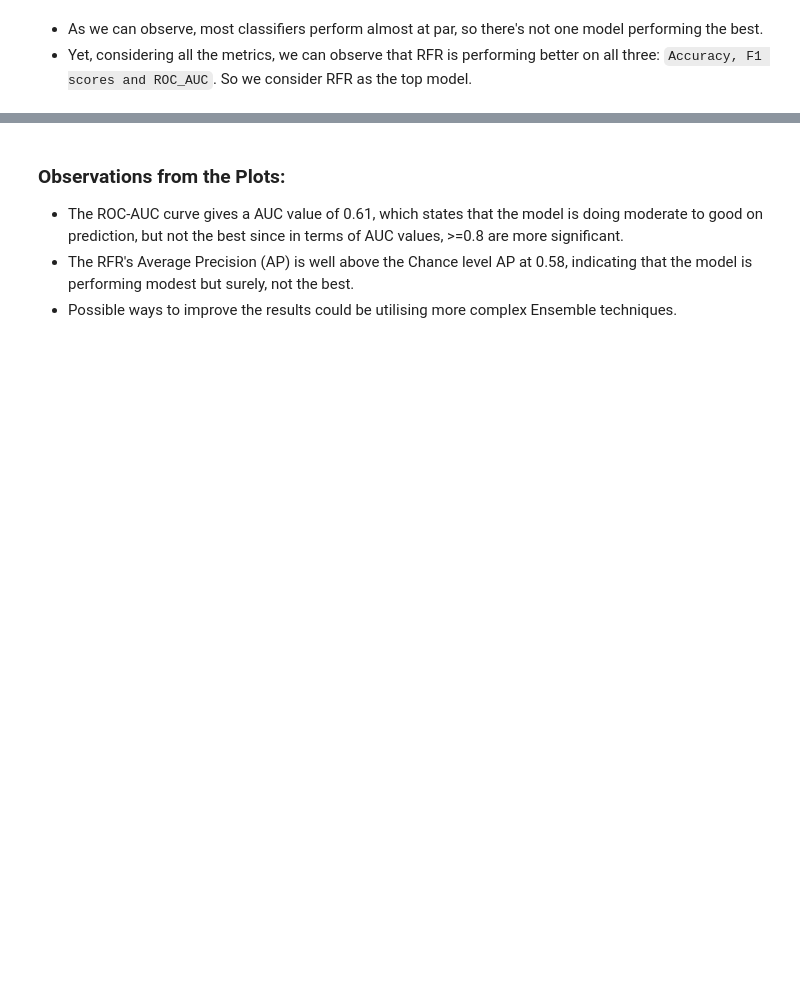
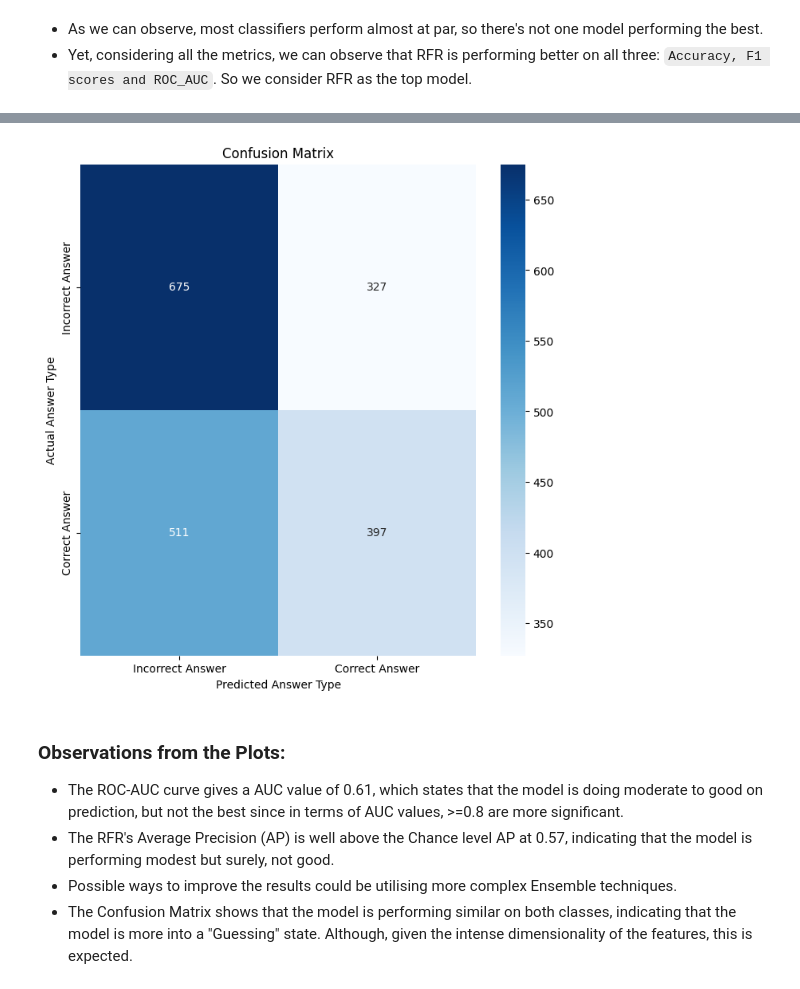
Before and after one commit to sujayrittikar/AML_Assignment_1, a Jupyter notebook: classification.ipynb, the cells around one changed output, grey strips where cells are left out. Cells and saved outputs as stored; diff of their text form; code cells hidden in the pictures; blank space fills up the shorter version.

```diff
--- a/classification.ipynb
+++ b/classification.ipynb
@@ -233,5 +234,21 @@ _ = display.ax_.set_title("2-class Precision-Recall curve")
+# %%
+def plot_confusion_matrix(y_true, y_pred, class_labels):
+    cm = confusion_matrix(y_true, y_pred)
+    plt.figure(figsize=(8, 8))
+    sns.heatmap(cm, annot=True, fmt="d", cmap="Blues", xticklabels=class_labels, yticklabels=class_labels)
+
+    plt.xlabel("Predicted Answer Type")
+    plt.ylabel("Actual Answer Type")
+    plt.title("Confusion Matrix")
+    plt.show()
+# %%
+y_preds = cross_val_predict(model, X_test, y_test)
+plot_confusion_matrix(y_test, y_preds, ["Incorrect Answer", "Correct Answer"])
+# %% [output]
+[figure, added]
 # %% [markdown]
 ### Observations from the Plots:
 - The ROC-AUC curve gives a AUC value of 0.61, which states that the model is doing moderate to good on prediction, but not the best since in terms of AUC values, >=0.8 are more significant.
-- The RFR's Average Precision (AP) is well above the Chance level AP at 0.58, indicating that the model is performing modest but surely, not the best.
+- The RFR's Average Precision (AP) is well above the Chance level AP at 0.57, indicating that the model is performing modest but surely, not good.
 - Possible ways to improve the results could be utilising more complex Ensemble techniques.
+- The Confusion Matrix shows that the model is performing similar on both classes, indicating that the model is more into a "Guessing" state. Although, given the intense dimensionality of the features, this is expected.
```
Also changed, not shown: parts of 6 cells of this notebook.
